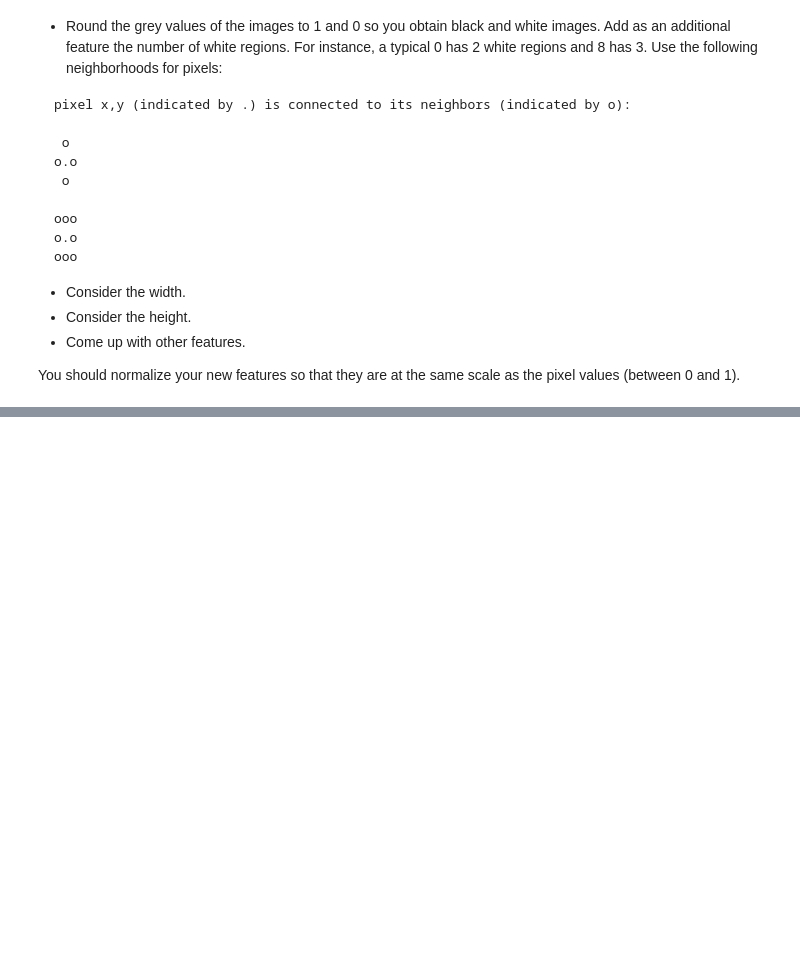
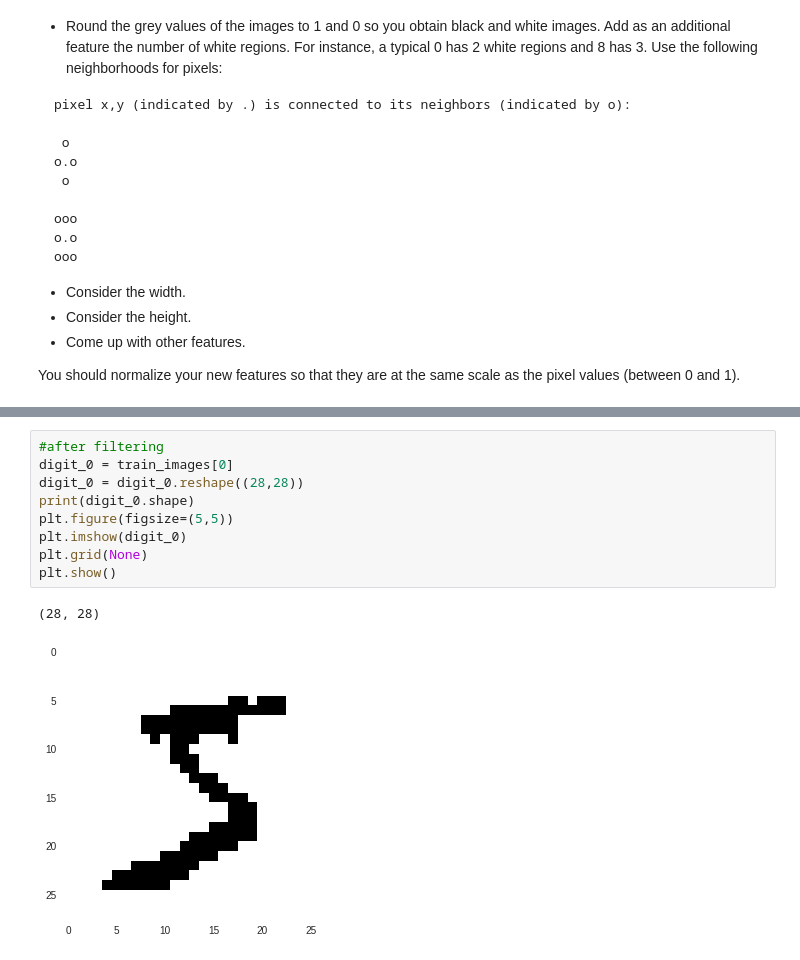
Before and after one commit to gshah8/UCF, a Jupyter notebook: Machine_Learning/HW1.ipynb, the cells around one changed output, grey strips where cells are left out. Drawn from its saved outputs; the diff is of its cells as text; blank space fills up the shorter version.

```diff
--- a/Machine_Learning/HW1.ipynb
+++ b/Machine_Learning/HW1.ipynb
@@ -353,0 +407,12 @@ You should normalize your new features so that they are at the same scale as the
+# %%
+#after filtering
+digit_0 = train_images[0]
+digit_0 = digit_0.reshape((28,28))
+print(digit_0.shape)
+plt.figure(figsize=(5,5))
+plt.imshow(digit_0)
+plt.grid(None)
+plt.show()
+# %% [output]
+(28, 28)
+[figure, added]
```
Also changed, not shown: parts of 16 cells of this notebook.
